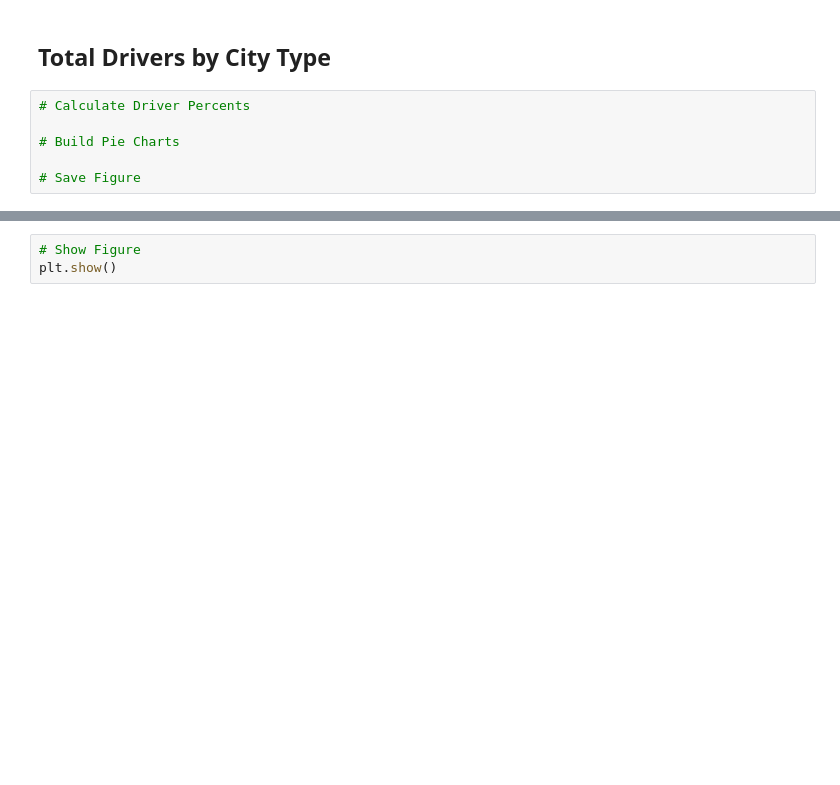
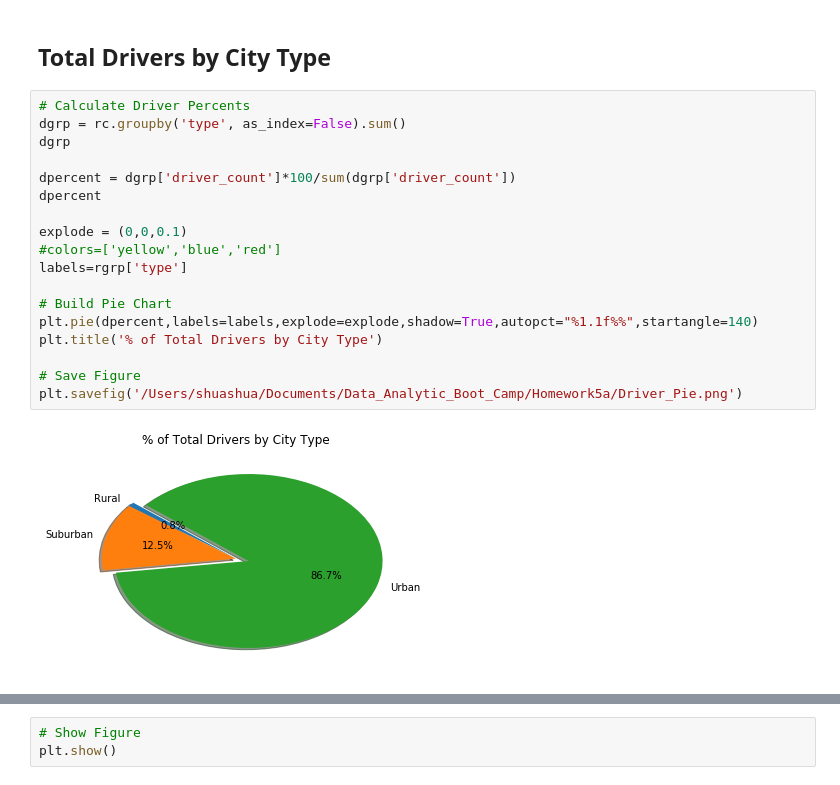
Before and after one commit to annatheking/Homework5_Pyber, a Jupyter notebook: 05_matplotlib_homework_Instructions_Pyber_pyber_starter.ipynb, the cells around one changed output, grey strips where cells are left out. Drawn from its saved outputs; the diff is of its cells as text; blank space fills up the shorter version.

```diff
--- a/05_matplotlib_homework_Instructions_Pyber_pyber_starter.ipynb
+++ b/05_matplotlib_homework_Instructions_Pyber_pyber_starter.ipynb
@@ -147,9 +173,23 @@ plt.show()
 [figure]
 # %% [markdown]
 ## Total Drivers by City Type
-# %%
-# Calculate Driver Percents
-
-# Build Pie Charts
-
-# Save Figure
+# %%
+# Calculate Driver Percents
+dgrp = rc.groupby('type', as_index=False).sum()
+dgrp
+
+dpercent = dgrp['driver_count']*100/sum(dgrp['driver_count'])
+dpercent
+
+explode = (0,0,0.1)
+#colors=['yellow','blue','red']
+labels=rgrp['type']
+
+# Build Pie Chart
+plt.pie(dpercent,labels=labels,explode=explode,shadow=True,autopct="%1.1f%%",startangle=140)
+plt.title('% of Total Drivers by City Type')
+
+# Save Figure
+plt.savefig('/Users/shuashua/Documents/Data_Analytic_Boot_Camp/Homework5a/Driver_Pie.png')
+# %% [output]
+[figure, added]
```
Also changed, not shown: parts of 7 cells of this notebook, 4 other files.
